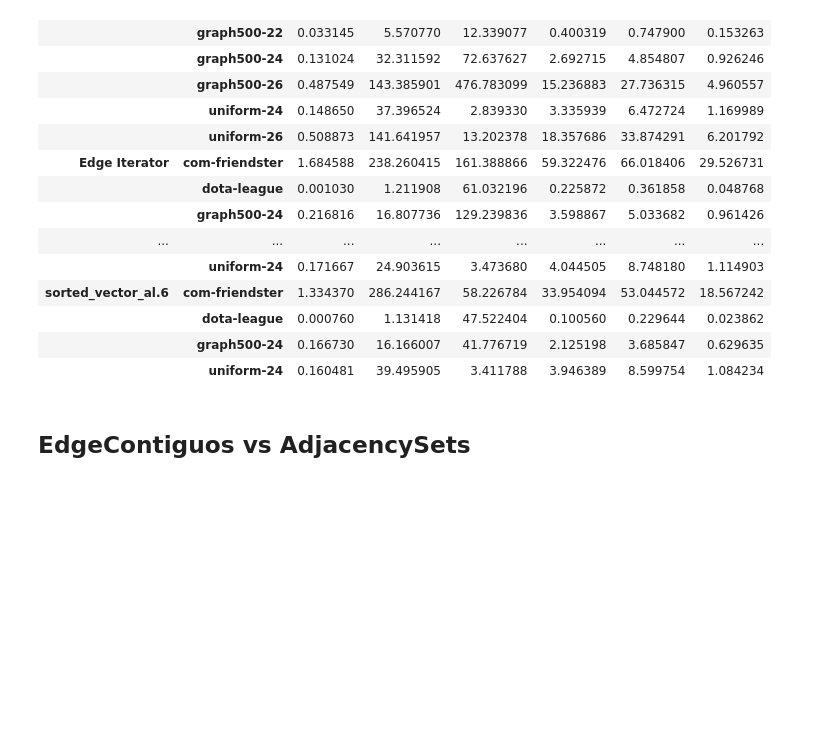
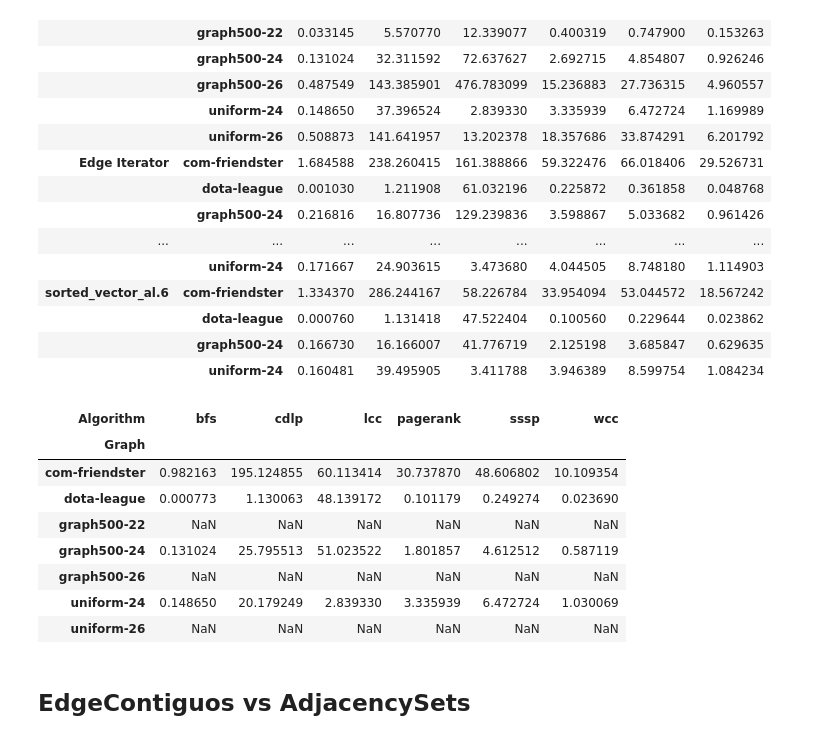
Before and after one commit to PerFuchs/gfe_notebooks, a Jupyter notebook: graphalytics_microbenchmarks.ipynb, the cells around one changed output. Cells and saved outputs as stored; diff of their text form; code cells hidden in the pictures; blank space fills up the shorter version.

```diff
--- a/graphalytics_microbenchmarks.ipynb
+++ b/graphalytics_microbenchmarks.ipynb
@@ -142,6 +142,21 @@ data_grouped
 |  | dota-league | 0.000760 | 1.131418 | 47.522404 | 0.100560 | 0.229644 | 0.023862 |
 |  | graph500-24 | 0.166730 | 16.166007 | 41.776719 | 2.125198 | 3.685847 | 0.629635 |
 |  | uniform-24 | 0.160481 | 39.495905 | 3.411788 | 3.946389 | 8.599754 | 1.084234 |
+# %%
+mb_csr = data_grouped.loc["mb-csr.6"]
+gfe_csr = data_grouped.loc["CSR-LCC"]
+min_csr = mb_csr.combine(gfe_csr, np.minimum)
+min_csr
+# %% [output]
+| Algorithm | bfs | cdlp | lcc | pagerank | sssp | wcc |
+| Graph |  |  |  |  |  |  |
+| com-friendster | 0.982163 | 195.124855 | 60.113414 | 30.737870 | 48.606802 | 10.109354 |
+| dota-league | 0.000773 | 1.130063 | 48.139172 | 0.101179 | 0.249274 | 0.023690 |
+| graph500-22 | NaN | NaN | NaN | NaN | NaN | NaN |
+| graph500-24 | 0.131024 | 25.795513 | 51.023522 | 1.801857 | 4.612512 | 0.587119 |
+| graph500-26 | NaN | NaN | NaN | NaN | NaN | NaN |
+| uniform-24 | 0.148650 | 20.179249 | 2.839330 | 3.335939 | 6.472724 | 1.030069 |
+| uniform-26 | NaN | NaN | NaN | NaN | NaN | NaN |
 # %% [markdown]
 ## EdgeContiguos vs AdjacencySets
 # %%
```
Also changed, not shown: parts of 12 cells of this notebook.
